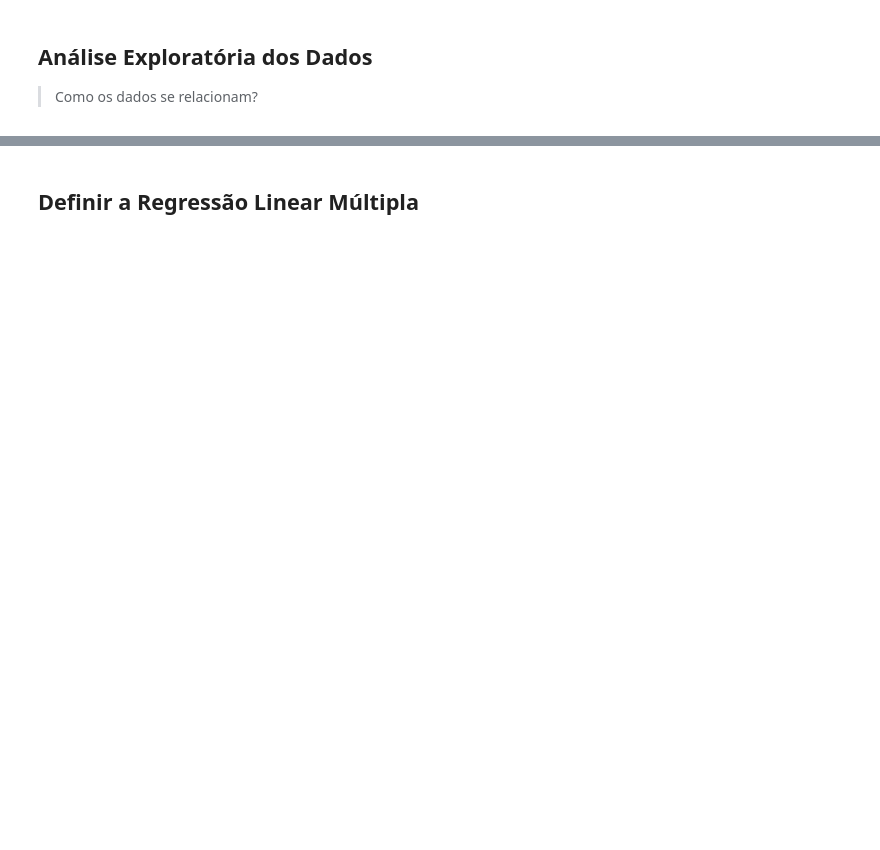
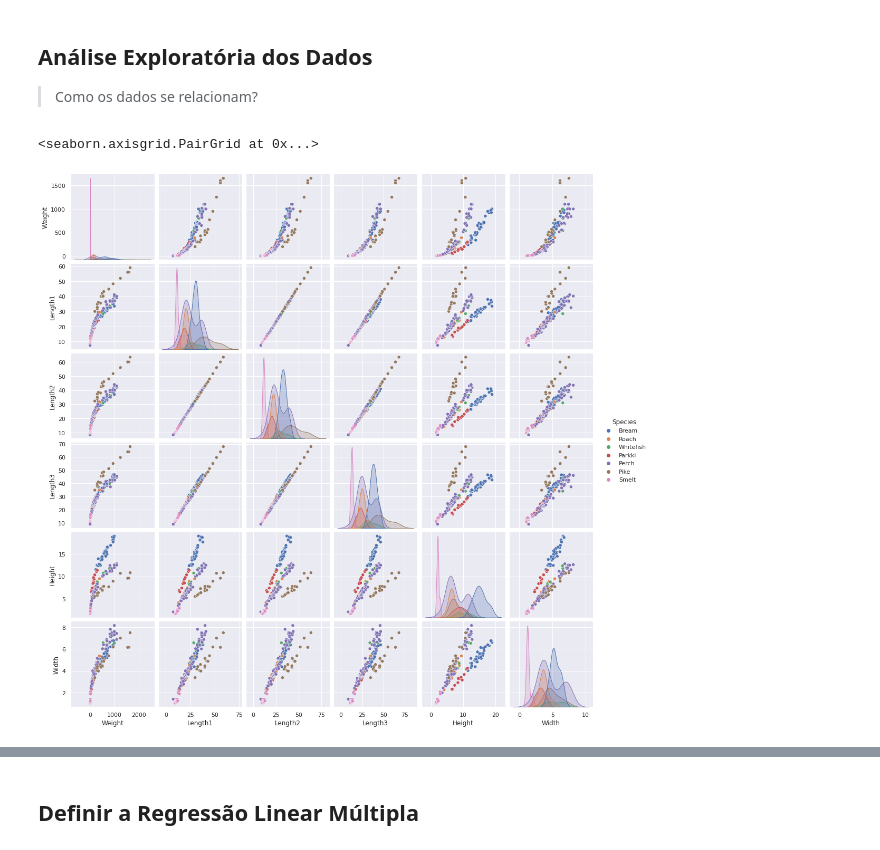
Before and after one commit to walisson-silva-ada/827-data-science, a Jupyter notebook: 02. Regressão Linear/2.2. Regressão Linear Múltipla.ipynb, the cells around one changed output, grey strips where cells are left out. Cells and saved outputs as stored; diff of their text form; code cells hidden in the pictures; blank space fills up the shorter version.

Commit message:
2.2. Regressão Linear Múltipla (half time)

```diff
--- a/02. Regressão Linear/2.2. Regressão Linear Múltipla.ipynb
+++ b/02. Regressão Linear/2.2. Regressão Linear Múltipla.ipynb
@@ -22,0 +19,19 @@
+# %%
+# Importação das bibliotecas
+import pandas as pd
+import numpy as np
+import matplotlib.pyplot as plt
+import seaborn as sns
+import plotly.express as px
+import plotly.io as pio
+
+# Bibliotecas para RL
+from sklearn.linear_model import LinearRegression
+import statsmodels.api as sm
+from sklearn.metrics import r2_score, mean_absolute_error
+
+sns.set()
+pio.templates.default = 'plotly_dark'
+# %%
+# Carregando dataset
+df = pd.read_csv('https://s3-sa-east-1.amazonaws.com/lcpi/6e4f0eea-5f67-4e91-ae19-8343df190003.csv')
@@ -23,6 +78,13 @@
+# %%
+df = df[df['Weight'] != 0]
 # %% [markdown]
 ## Análise Exploratória dos Dados
 
 > Como os dados se relacionam?
+# %%
+sns.pairplot(df, hue='Species')
+# %% [output]
+<seaborn.axisgrid.PairGrid at 0x...>
+[figure, added]
 # %%
 # Matriz de correlação
```
Also changed, not shown: parts of 23 cells of this notebook.
